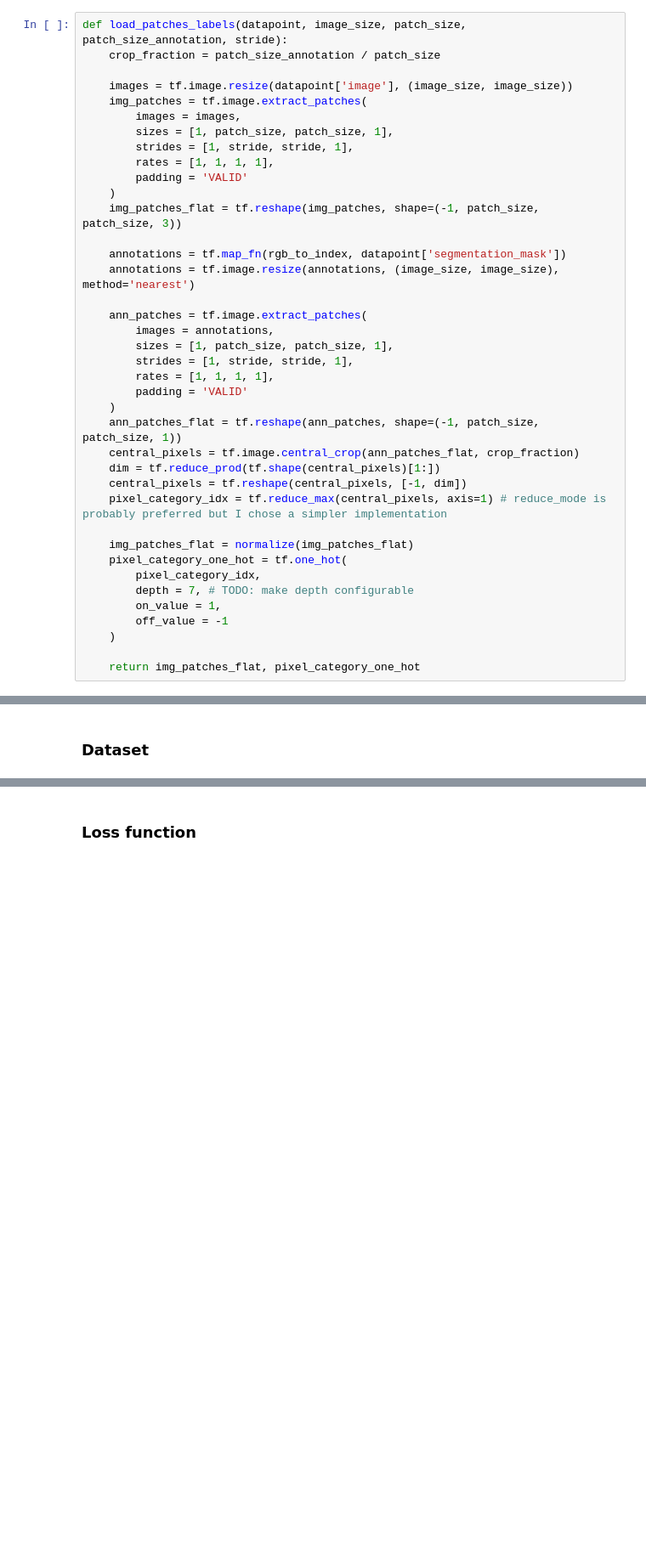
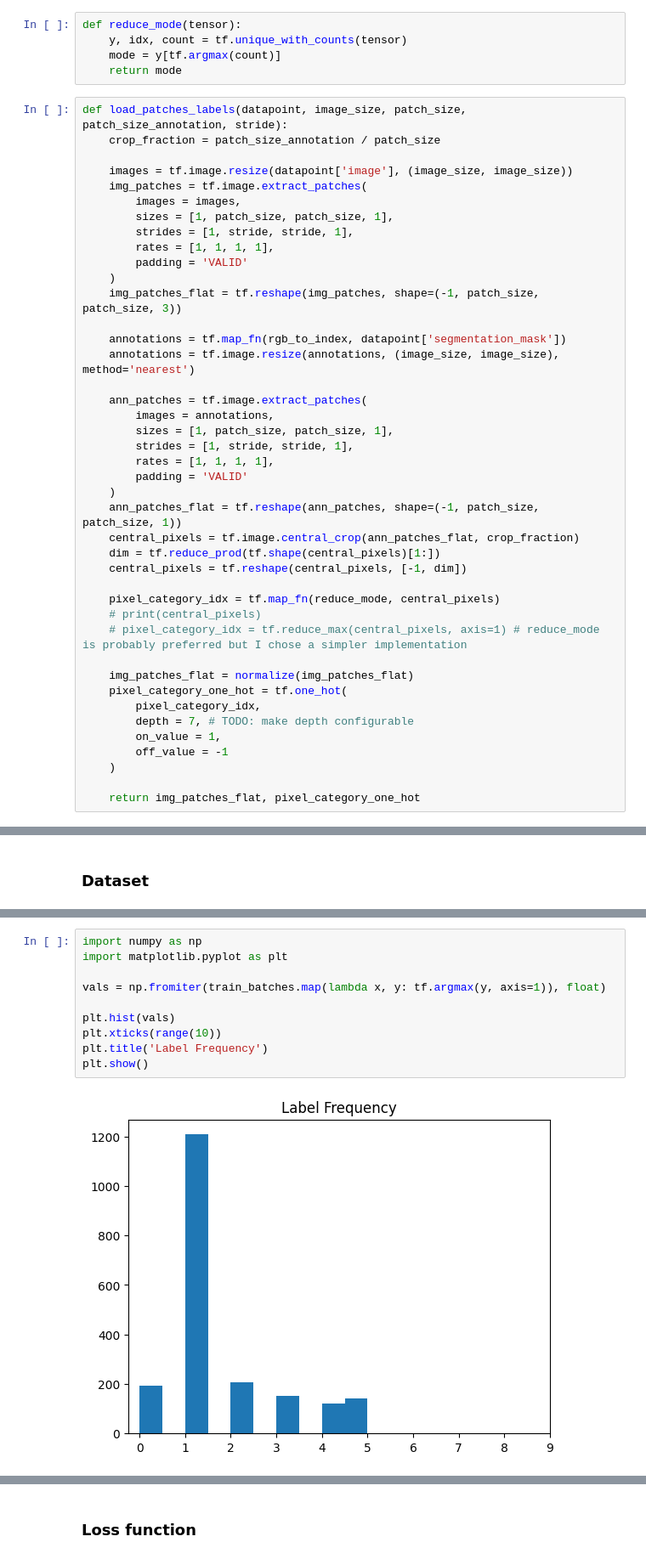
Before and after one commit to rondo-lehner/CM3070_Final_project, a Jupyter notebook: notebooks/ds_03_explore_model_convnet.ipynb, the cells around one changed output, grey strips where cells are left out. Shown at 85% size. Saved outputs shown, nothing was run; the diff lists cells and outputs as text; blank space fills up the shorter version.

Commit message:
WIP changeg reduce_max to reduce_mode

```diff
--- a/notebooks/ds_03_explore_model_convnet.ipynb
+++ b/notebooks/ds_03_explore_model_convnet.ipynb
@@ -64,6 +64,11 @@ def rgb_to_index(image):
     indexed = tf.expand_dims(indexed, -1)
 
     return indexed
+# %%
+def reduce_mode(tensor):
+    y, idx, count = tf.unique_with_counts(tensor)
+    mode = y[tf.argmax(count)]
+    return mode
 # %%
 def load_patches_labels(datapoint, image_size, patch_size, patch_size_annotation, stride):
     crop_fraction = patch_size_annotation / patch_size
@@ -92,7 +97,10 @@ def load_patches_labels(datapoint, image_size, patch_size, patch_size_annotation
     central_pixels = tf.image.central_crop(ann_patches_flat, crop_fraction)
     dim = tf.reduce_prod(tf.shape(central_pixels)[1:])
     central_pixels = tf.reshape(central_pixels, [-1, dim])
-    pixel_category_idx = tf.reduce_max(central_pixels, axis=1) # reduce_mode is probably preferred but I chose a simpler implementation
+
+    pixel_category_idx = tf.map_fn(reduce_mode, central_pixels)
+    # print(central_pixels)
+    # pixel_category_idx = tf.reduce_max(central_pixels, axis=1) # reduce_mode is probably preferred but I chose a simpler implementation
 
     img_patches_flat = normalize(img_patches_flat)
     pixel_category_one_hot = tf.one_hot(
@@ -155,0 +166,12 @@ test_batches = (
+# %%
+import numpy as np
+import matplotlib.pyplot as plt
+
+vals = np.fromiter(train_batches.map(lambda x, y: tf.argmax(y, axis=1)), float)
+
+plt.hist(vals)
+plt.xticks(range(10))
+plt.title('Label Frequency')
+plt.show()
+# %% [output]
+[figure, added]
```
Also changed, not shown: parts of 3 cells of this notebook.
